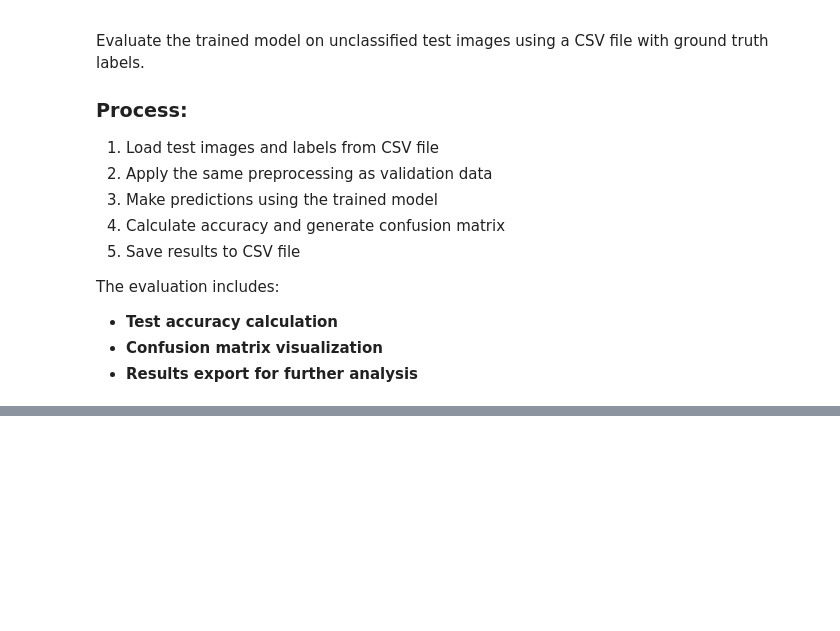
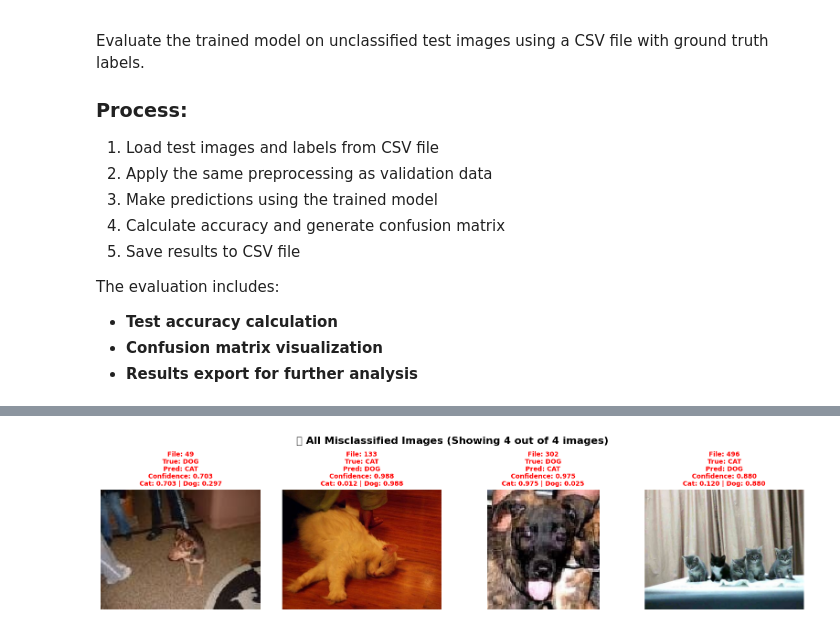
Before and after one commit to dsnyeo/ie4483_aidm_cats_vs_dogs, a Jupyter notebook: VGG_model.ipynb, the cells around one changed output, grey strips where cells are left out. Cells and saved outputs as stored; diff of their text form; code cells hidden in the pictures; blank space fills up the shorter version.

Commit message:
Update VGG_model.ipynb
Add misclassified images analysis

```diff
--- a/VGG_model.ipynb
+++ b/VGG_model.ipynb
@@ -334,0 +439,91 @@ Results saved to C:\Users\Asus\IE4483\IE4483datasets\datasets\VGGpredicted_label
+# %%
+# ==========================================
+# VISUALIZE MISCLASSIFIED IMAGES
+# ==========================================
+
+def show_misclassified_images(indices, title, max_images=12):
+    """Display misclassified images with their predictions and confidence scores"""
+
+    if len(indices) == 0:
+        print(f"No images to show for {title}")
+        return
+
+    n_images = min(len(indices), max_images)
+    selected_indices = indices[:n_images]
+
+    # Calculate grid size
+    cols = 4
+    rows = (n_images + cols - 1) // cols
+
+    plt.figure(figsize=(16, 4 * rows))
+    plt.suptitle(f'{title} (Showing {n_images} out of {len(indices)} images)',
+                 fontsize=16, fontweight='bold')
+
+    for i, idx in enumerate(selected_indices):
+        plt.subplot(rows, cols, i + 1)
+
+        # Load and display original image (without transforms)
+        fname = filenames[idx]
+        img_path = os.path.join(img_dir, f"{fname}.jpg")
+
+        if os.path.exists(img_path):
+            img = Image.open(img_path).convert('RGB')
+            plt.imshow(img)
+
+            true_class = class_names[true_labels[idx]]
+            pred_class = class_names[predicted_classes[idx]]
+            confidence = all_confidences[idx]
+
+            # Get class probabilities
+            cat_prob = all_probabilities[idx][0]
+            dog_prob = all_probabilities[idx][1]
+
+            title_text = f'File: {fname}\n' + \
+                        f'True: {true_class.upper()}\n' + \
+                        f'Pred: {pred_class.upper()}\n' + \
+                        f'Confidence: {confidence:.3f}\n' + \
+                        f'Cat: {cat_prob:.3f} | Dog: {dog_prob:.3f}'
+
+            plt.title(title_text, fontsize=10, color='red', fontweight='bold')
+        else:
+            plt.text(0.5, 0.5, f'Image not found:\n{fname}',
+                    ha='center', va='center', transform=plt.gca().transAxes)
+            plt.title(f'Missing: {fname}', color='red')
+
+        plt.axis('off')
+
+    plt.tight_layout()
+    plt.show()
+
+# Show different categories of misclassified images
+if len(misclassified_indices) > 0:
+
+    # All misclassified images
+    print("🖼️ Displaying misclassified images...")
+    show_misclassified_images(misclassified_indices,
+                             "🚨 All Misclassified Images",
+                             max_images=12)
+
+    # High confidence mistakes
+    high_conf_mistakes = sorted_misclass_indices[-8:]  # Top 8 highest confidence mistakes
+    show_misclassified_images(high_conf_mistakes[::-1],
+                             "🔥 High Confidence Mistakes (Model Very Sure but Wrong)",
+                             max_images=8)
+
+    # Low confidence mistakes
+    low_conf_mistakes = sorted_misclass_indices[:8]  # Top 8 lowest confidence mistakes
+    show_misclassified_images(low_conf_mistakes,
+                             "❓ Low Confidence Mistakes (Model Uncertain)",
+                             max_images=8)
+
+    # Class-specific misclassifications
+    for class_idx, class_name in enumerate(class_names):
+        class_misclassified = misclassified_indices[true_labels[misclassified_indices] == class_idx]
+        if len(class_misclassified) > 0:
+            show_misclassified_images(class_misclassified,
+                                     f"🐱🐶 {class_name.capitalize()} Images Misclassified as {class_names[1-class_idx].capitalize()}",
+                                     max_images=8)
+
+else:
+    print("🎉 Perfect accuracy! No misclassified images to display.")
+# %% [output]
@@ -334,0 +531 @@ Results saved to C:\Users\Asus\IE4483\IE4483datasets\datasets\VGGpredicted_label
+[figure, added]
```
Also changed, not shown: parts of 8 cells of this notebook.
